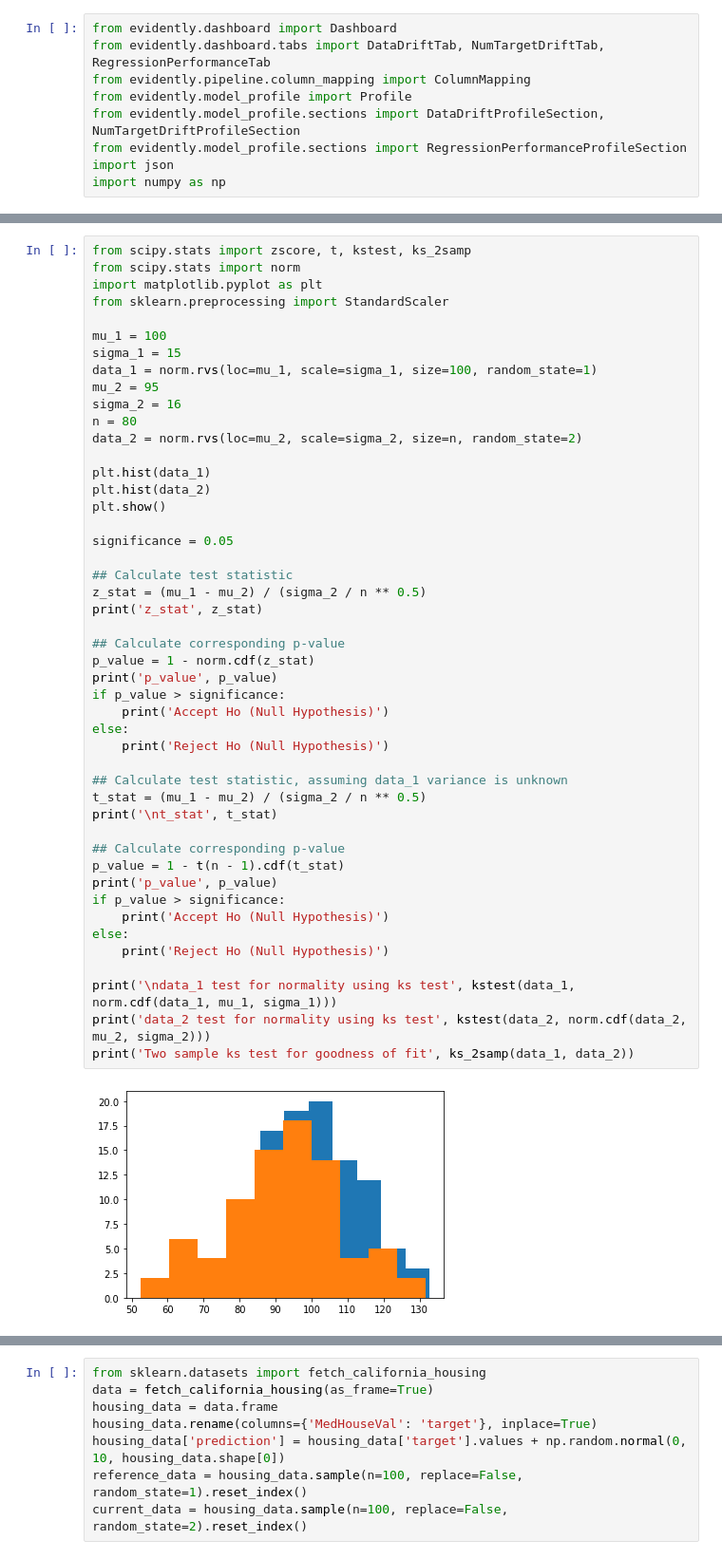
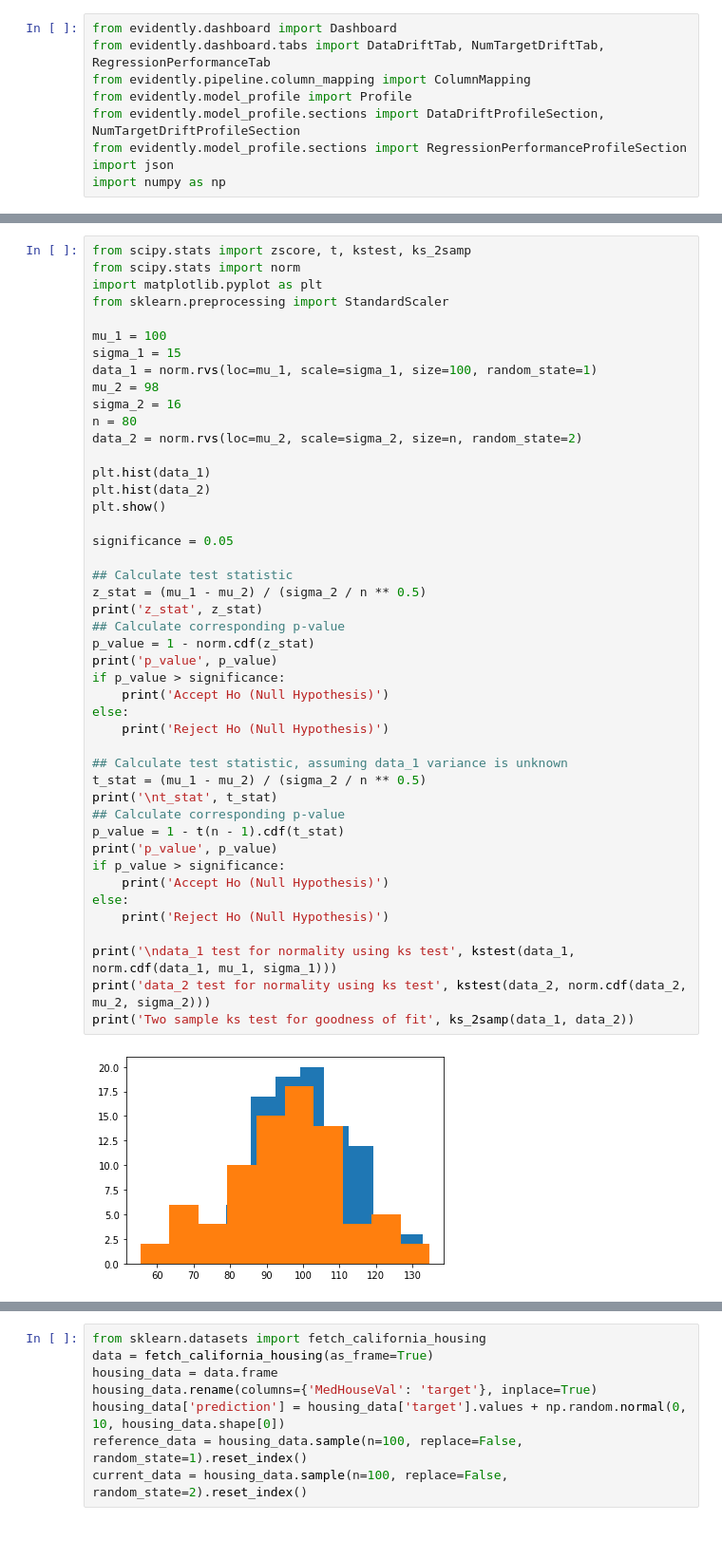
Before and after one commit to imranfadhil/our-learnings, a Jupyter notebook: B3_probability_basic_statistics.ipynb, the cells around one changed output, grey strips where cells are left out. Shown at 95% size. Saved outputs shown, nothing was run; the diff lists cells and outputs as text.

```diff
--- a/B3_probability_basic_statistics.ipynb
+++ b/B3_probability_basic_statistics.ipynb
@@ -157,7 +139,7 @@ from sklearn.preprocessing import StandardScaler
 mu_1 = 100
 sigma_1 = 15
 data_1 = norm.rvs(loc=mu_1, scale=sigma_1, size=100, random_state=1)
-mu_2 = 95
+mu_2 = 98
 sigma_2 = 16
 n = 80
 data_2 = norm.rvs(loc=mu_2, scale=sigma_2, size=n, random_state=2)
@@ -167,33 +149,31 @@ plt.hist(data_2)
 plt.show()
 
 significance = 0.05
 
 ## Calculate test statistic
 z_stat = (mu_1 - mu_2) / (sigma_2 / n ** 0.5)
 print('z_stat', z_stat)
-
 ## Calculate corresponding p-value
 p_value = 1 - norm.cdf(z_stat)
 print('p_value', p_value)
 if p_value > significance:
     print('Accept Ho (Null Hypothesis)')
 else:
     print('Reject Ho (Null Hypothesis)')
 
 ## Calculate test statistic, assuming data_1 variance is unknown
 t_stat = (mu_1 - mu_2) / (sigma_2 / n ** 0.5)
 print('\nt_stat', t_stat)
-
 ## Calculate corresponding p-value
 p_value = 1 - t(n - 1).cdf(t_stat)
 print('p_value', p_value)
 if p_value > significance:
     print('Accept Ho (Null Hypothesis)')
 else:
     print('Reject Ho (Null Hypothesis)')
 
 print('\ndata_1 test for normality using ks test', kstest(data_1, norm.cdf(data_1, mu_1, sigma_1)))
 print('data_2 test for normality using ks test', kstest(data_2, norm.cdf(data_2, mu_2, sigma_2)))
 print('Two sample ks test for goodness of fit', ks_2samp(data_1, data_2))
 # %% [output]
-[figure, old version]
+[figure, new version]
```
Also changed, not shown: parts of 6 cells of this notebook.
